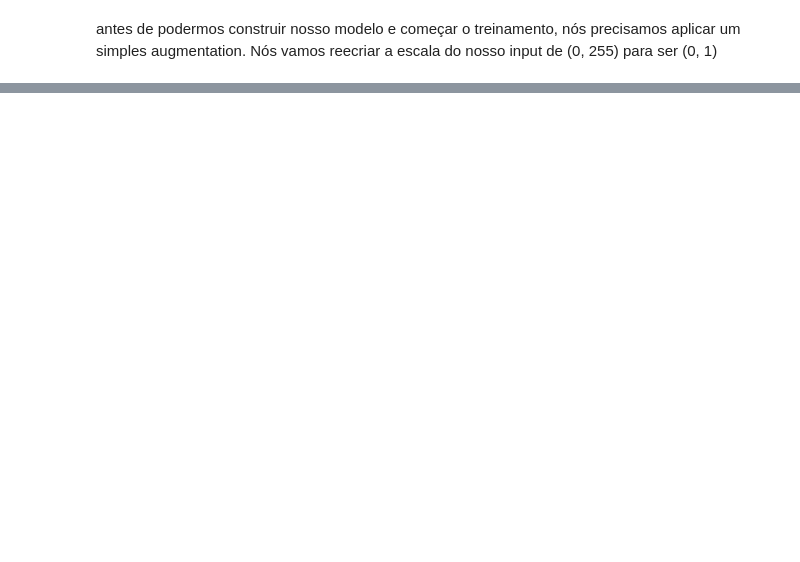
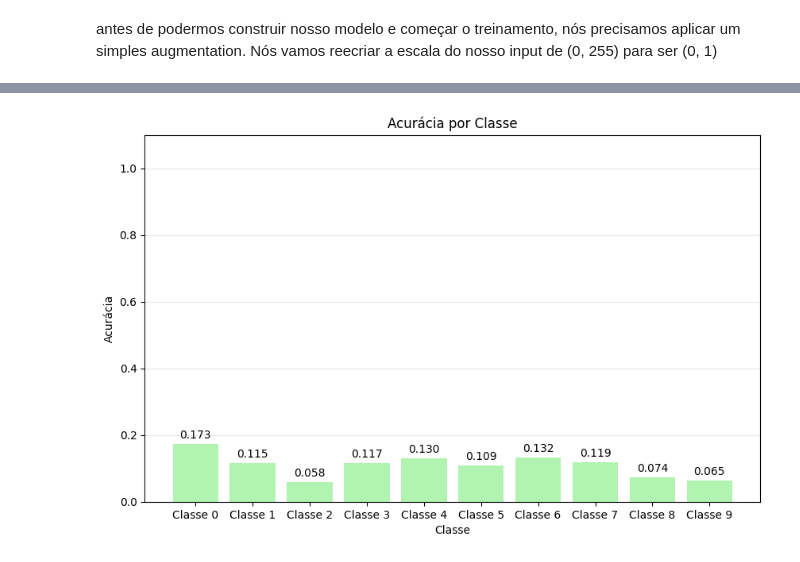
Before and after one commit to davidoneilai/breath2vision, a Jupyter notebook: mvp.ipynb, the cells around one changed output, grey strips where cells are left out. Saved outputs shown, nothing was run; the diff lists cells and outputs as text; code cells hidden in the pictures; blank space fills up the shorter version.

```diff
--- a/mvp.ipynb
+++ b/mvp.ipynb
@@ -271,0 +350,30 @@ Final loss: 0.146561, final accuracy: 0.963333
+# %%
+class_accuracy = []
+for i in range(N_CLASSES):
+    class_mask = (true_labels == i)
+    class_pred = predicted_classes[class_mask]
+    class_true = true_labels[class_mask]
+    if len(class_true) > 0:
+        accuracy = np.mean(class_pred == class_true)
+        class_accuracy.append(accuracy)
+    else:
+        class_accuracy.append(0)
+
+plt.figure(figsize=(10, 6))
+bars = plt.bar(range(N_CLASSES), class_accuracy, color='lightgreen', alpha=0.7)
+plt.title('Acurácia por Classe')
+plt.xlabel('Classe')
+plt.ylabel('Acurácia')
+plt.xticks(range(N_CLASSES), [f'Classe {i}' for i in range(N_CLASSES)])
+plt.grid(True, alpha=0.3, axis='y')
+
+# Adicionar valores nas barras
+for i, bar in enumerate(bars):
+    height = bar.get_height()
+    plt.text(bar.get_x() + bar.get_width()/2., height + 0.01,
+             f'{height:.3f}', ha='center', va='bottom')
+
+plt.ylim(0, 1.1)
+plt.show()
+# %% [output]
+[figure, added]
```
Also changed, not shown: parts of 10 cells of this notebook.
